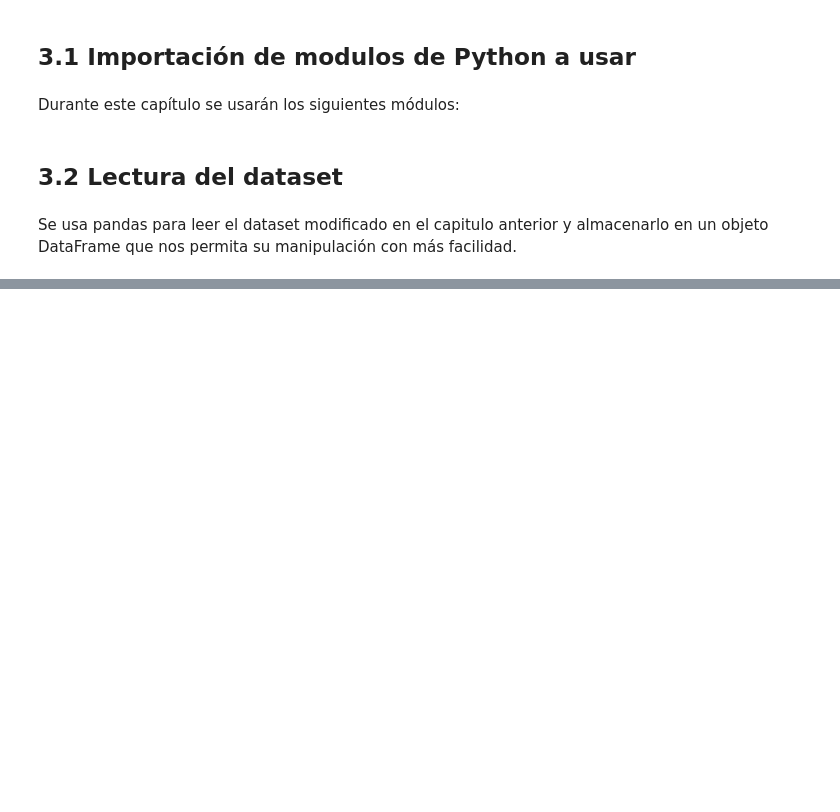
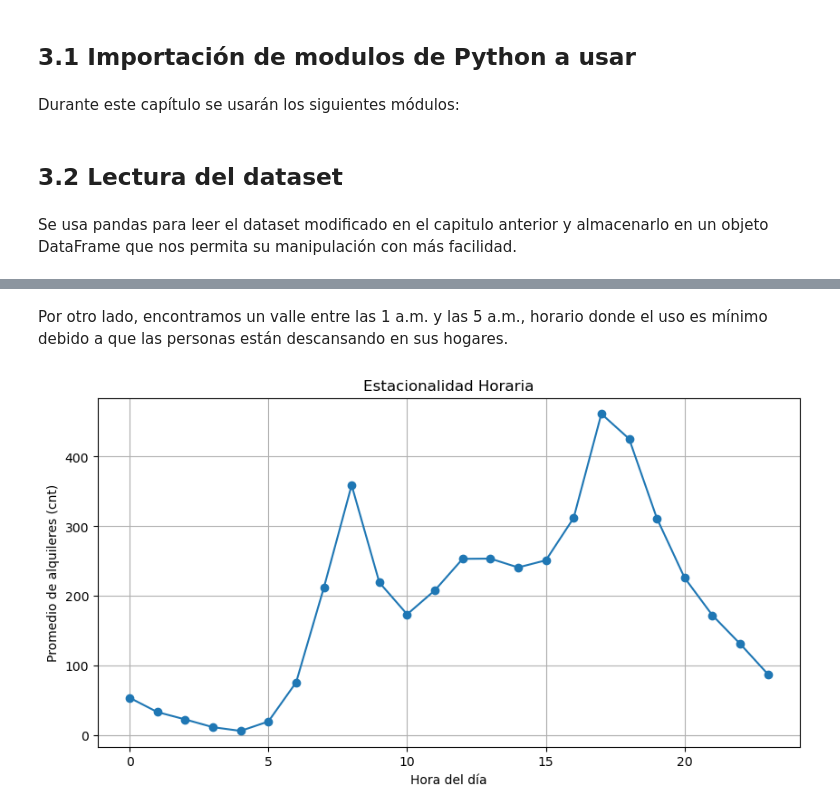
Before and after one commit to Fabian-11037/bike-sharing-regression, a Jupyter notebook: Notebooks/03-eda.ipynb, the cells around one changed output, grey strips where cells are left out. Drawn from its saved outputs; the diff is of its cells as text; code cells hidden in the pictures; blank space fills up the shorter version.

```diff
--- a/Notebooks/03-eda.ipynb
+++ b/Notebooks/03-eda.ipynb
@@ -77,14 +19,0 @@ Podemos validar esta asunción de forma gráfica mediante una scatter plot, el c
-# %%
-# =============================
-# Scatter Plot
-# =============================
-sns.set(style="whitegrid", palette="deep")
-
-plt.figure(figsize=(8,6))
-sns.scatterplot(x='Gr Liv Area', y='SalePrice', data=df, color='royalblue', alpha=0.6, edgecolor=None)
-
-plt.title("Figura 3.3. Relación entre SalePrice y GrLivArea", fontsize=14)
-plt.xlabel("GrLivArea (Área habitable sobre el nivel del suelo)")
-plt.ylabel("SalePrice (Precio de venta)")
-plt.tight_layout()
-plt.show()
@@ -173,15 +19,0 @@ En cambio, podemos realizar boxplots para cada categoría y analizar el comporta
-# %%
-# Boxplot SalePrice vs Neighborhood
-sns.set(style="whitegrid", palette="Set2")
-
-df_original = pd.read_csv('../Data/AmesHousing.csv', delimiter=',')
-
-
-plt.figure(figsize=(14,6))
-sns.boxplot(x='Neighborhood', y='SalePrice', data=df_original, palette='Spectral')
-plt.title("Figura 3.5. Distribución de SalePrice por Neighborhood", fontsize=14)
-plt.xlabel("Neighborhood")
-plt.ylabel("SalePrice")
-plt.xticks(rotation=45, ha='right')
-plt.tight_layout()
-plt.show()
@@ -294,0 +20,5 @@ df_final.to_csv('../Data/Ames-Housing-regressor-columns.csv', index=False)
+# %%
+path = '../Data/'
+
+df = pd.read_csv(path + 'hour.csv', delimiter=',')
+processed_df = pd.read_csv(path + 'hour-processed.csv', delimiter=',')
@@ -294,0 +33,14 @@ df_final.to_csv('../Data/Ames-Housing-regressor-columns.csv', index=False)
+# %% [markdown]
+Por otro lado, encontramos un valle entre las 1 a.m. y las 5 a.m., horario donde el uso es mínimo debido a que las personas están descansando en sus hogares.
+# %%
+hourly = df.groupby("hr")["cnt"].mean()
+
+plt.figure(figsize=(10, 5))
+plt.plot(hourly.index, hourly.values, marker="o")
+plt.title("Estacionalidad Horaria")
+plt.xlabel("Hora del día")
+plt.ylabel("Promedio de alquileres (cnt)")
+plt.grid(True)
+plt.show()
+# %% [output]
+[figure, added]
```
Also changed, not shown: parts of 103 cells of this notebook, 6 other files.
